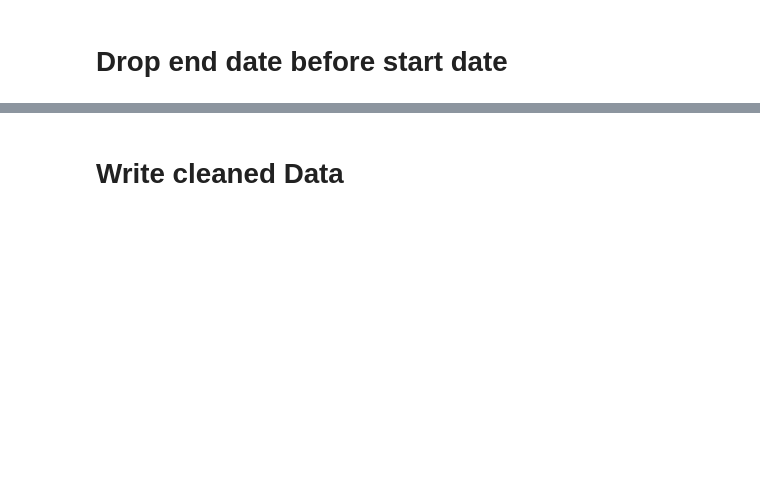
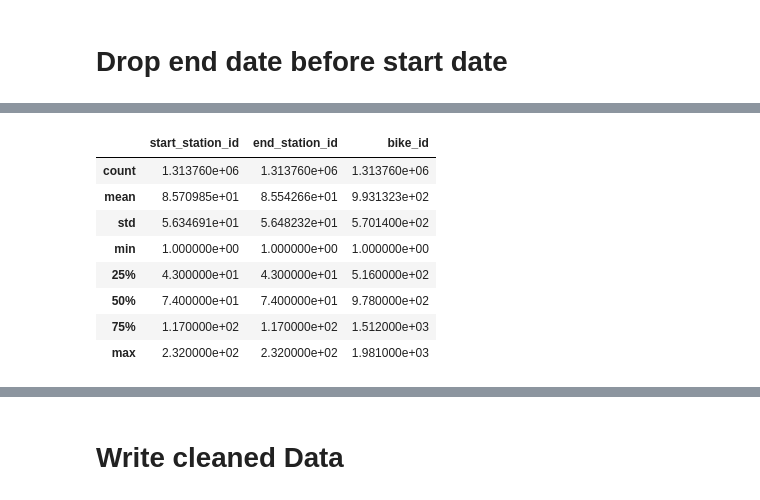
Before and after one commit to OliverSauren/AA_22_Team_14, a Jupyter notebook: data_cleaning.ipynb, the cells around one changed output, grey strips where cells are left out. Cells and saved outputs as stored; diff of their text form; code cells hidden in the pictures; blank space fills up the shorter version.

```diff
--- a/data_cleaning.ipynb
+++ b/data_cleaning.ipynb
@@ -77,0 +267,12 @@ groupByStationNameCleaned
+# %%
+dataCleaned4c.describe()
+# %% [output]
+|  | start_station_id | end_station_id | bike_id |
+| count | 1.313760e+06 | 1.313760e+06 | 1.313760e+06 |
+| mean | 8.570985e+01 | 8.554266e+01 | 9.931323e+02 |
+| std | 5.634691e+01 | 5.648232e+01 | 5.701400e+02 |
+| min | 1.000000e+00 | 1.000000e+00 | 1.000000e+00 |
+| 25% | 4.300000e+01 | 4.300000e+01 | 5.160000e+02 |
+| 50% | 7.400000e+01 | 7.400000e+01 | 9.780000e+02 |
+| 75% | 1.170000e+02 | 1.170000e+02 | 1.512000e+03 |
+| max | 2.320000e+02 | 2.320000e+02 | 1.981000e+03 |
```
Also changed, not shown: parts of 19 cells of this notebook.
